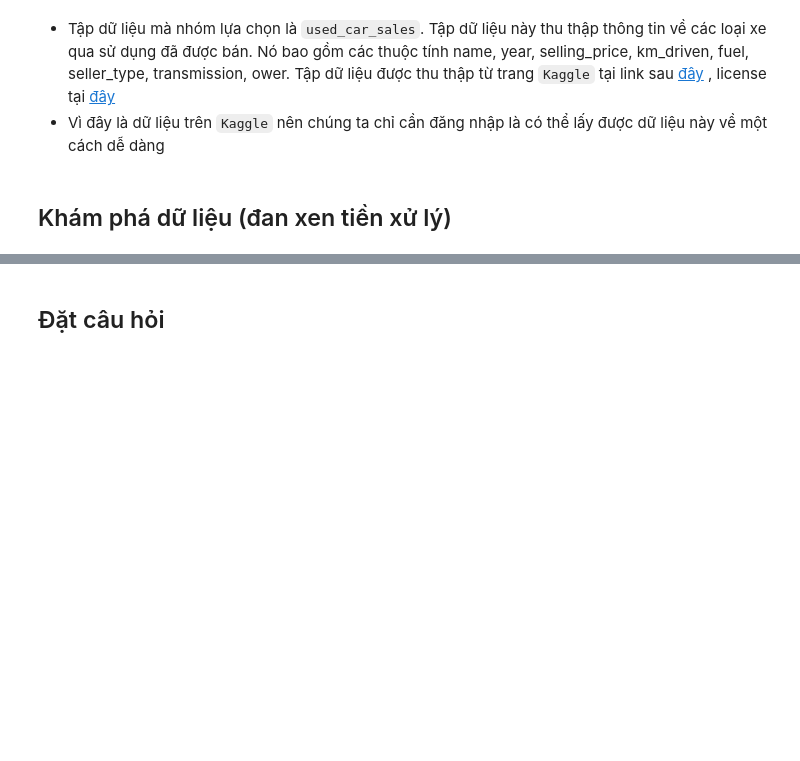
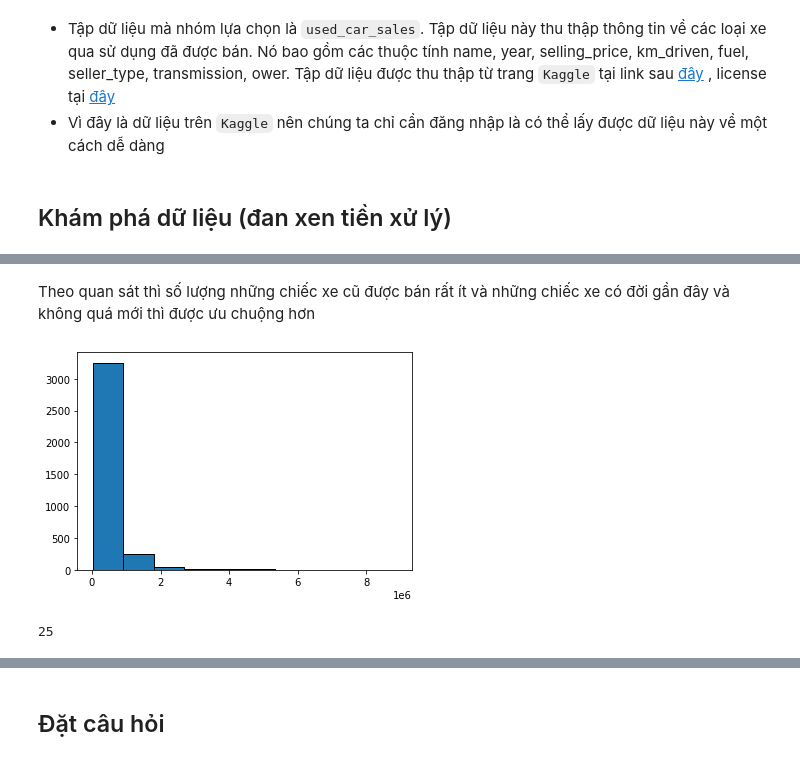
Before and after one commit to syhcmus/LTKHDL, a Jupyter notebook: 18120491_18120540.ipynb, the cells around one changed output, grey strips where cells are left out. Saved outputs shown, nothing was run; the diff lists cells and outputs as text; code cells hidden in the pictures; blank space fills up the shorter version.

```diff
--- a/18120491_18120540.ipynb
+++ b/18120491_18120540.ipynb
@@ -22,0 +208,10 @@ warnings.filterwarnings('ignore')
+# %% [markdown]
+Theo quan sát thì số lượng những chiếc xe cũ được bán rất ít và những chiếc xe có đời gần đây và không quá mới thì được ưu chuộng hơn
+# %%
+plt.hist(df['selling_price'], edgecolor='black');
+# %% [output]
+[figure, added]
+# %%
+len(df[df['selling_price'] > 3000000])
+# %% [output]
+25
```
Also changed, not shown: parts of 37 cells of this notebook.
